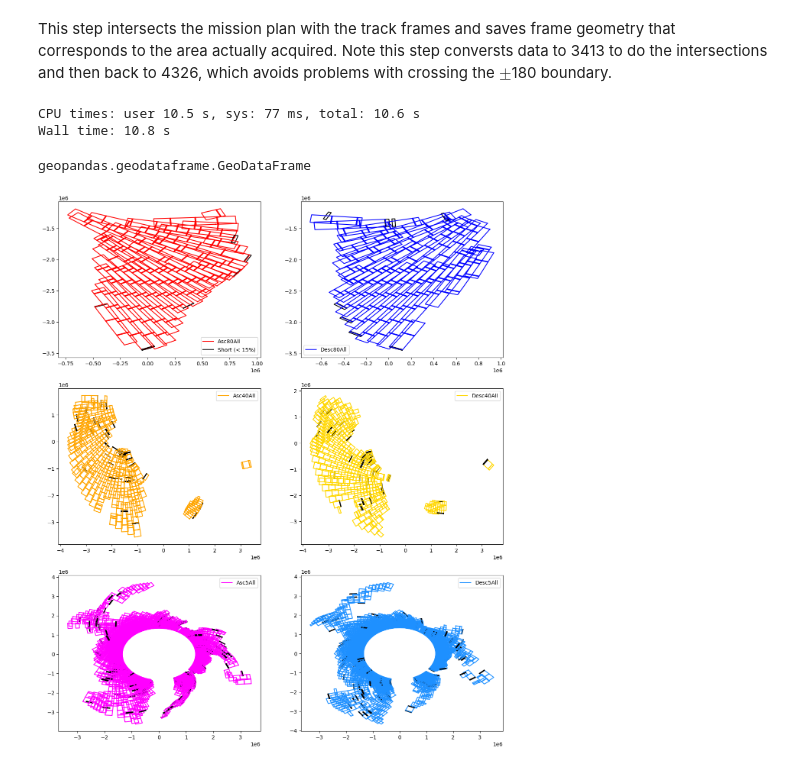
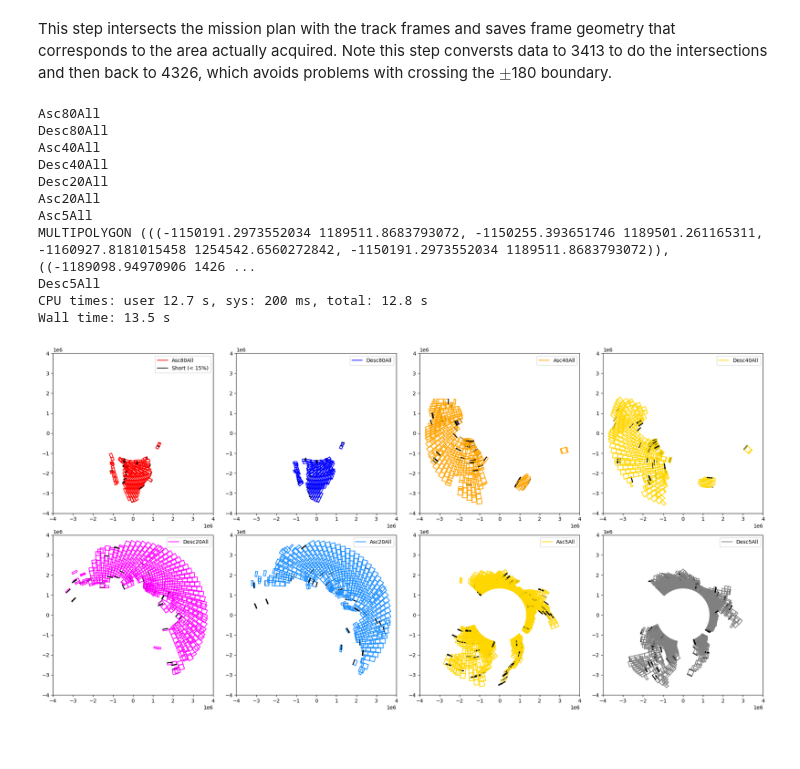
Before and after one commit to fastice/nisarPlanToFrames, a Jupyter notebook: ArcticFrames.ipynb, the cells around one changed output. Saved outputs shown, nothing was run; the diff lists cells and outputs as text; code cells hidden in the pictures; blank space fills up the shorter version.

Commit message:
added global and cryoframe counts

```diff
--- a/ArcticFrames.ipynb
+++ b/ArcticFrames.ipynb
@@ -117,6 +119,12 @@ def intersectFrameAndSwath(swath, frame):
     Take a swath row from the acquisition plan and a frame row from the track frame data base
     and find the intersection. Return an updated from with the geometry for just the area acquired
     '''
+    # intersections are not perfect and lead to biases in the estimated area, these values force full frame coverage to 1
+    biases = {80: 0.48256000000000004,
+              40: 0.961515,
+              5: 0.9600569999999999,
+             20: 0.9600569999999999}# There are no 20s and this is just a guess
+
     oldGeometry = frame['geometry']
     newGeometry = swath['geometry'].intersection(oldGeometry)
     if newGeometry.geom_type == 'MultiPolygon':
@@ -125,8 +133,8 @@ def intersectFrameAndSwath(swath, frame):
             return None
     frame['geometry'] = newGeometry
     areaCoverage = newGeometry.area/oldGeometry.area
-    if swath['bandwidth'] == 80:
-        areaCoverage /= 0.469
+
+    areaCoverage /= biases[ swath['bandwidth']]
     frame['coverage'] = areaCoverage
     frame['mode'] = swath['mode']
     return frame
@@ -135,2 +145,5 @@ def intersectFrameAndSwath(swath, frame):
+# %%
+def trackToSwath(track):
+    return (track +97) % 173
 # %% [markdown]
 Convert kmz to kml.
@@ -190,8 +196,8 @@ observations/MPREFOBS349_qvis_cycle019_230509.kml
 # %% [markdown]
 Read track frame data base and fix frames that straddle $\pm$180.
 # %%
-TF = gpd.read_file('track-frame/MPREFOBS349_qvis_cycle019.gpkg', bbox=bbox)
-TFall = gpd.read_file('track-frame/MPREFOBS349_qvis_cycle019.gpkg')
+TF = gpd.read_file('NISAR_TrackFrame_L_20240530.gpkg', bbox=bbox)
+TFall = gpd.read_file('NISAR_TrackFrame_L_20240530.gpkg')
 TF['geometry'] = TF['geometry'].apply(mergePoly)
 # %% [markdown]
 # Intersect Mission Plan with Track Frame
@@ -200,63 +206,80 @@ This step intersects the mission plan with the track frames and saves frame geom
 Note this step conversts data to 3413 to do the intersections and then back to 4326, which avoids problems with crossing the $\pm$180 boundary.
 # %%
 %%time
-i=0
-fig, axes = plt.subplots(3, 2, figsize=(15, 18))
-modeNames = ['Asc80All', 'Desc80All', 'Asc40All', 'Desc40All', 'Asc5All', 'Desc5All']
-colors = ['r', 'b', 'orange', 'gold', 'magenta', 'dodgerblue']
+i = 0
+fig, axes = plt.subplots(2, 4, figsize=(20, 10))
+modeNames = ['Asc80All', 'Desc80All', 'Asc40All', 'Desc40All', 'Desc20All','Asc20All', 'Asc5All', 'Desc5All']
+colors = ['r', 'b', 'orange', 'gold', 'magenta', 'dodgerblue', 'gold', 'gray']
 modes = dict(zip(modeNames, [{'color': color, 'used': False} for color in colors]))
-counts =  dict(zip(modeNames,[0, 0, 0, 0, 0,0]))
-countsFraction = dict(zip(modeNames,[0, 0, 0, 0, 0,0]))
+counts =  dict(zip(modeNames,[0, 0, 0, 0, 0,0, 0, 0]))
+countsFraction = dict(zip(modeNames,[0, 0, 0, 0, 0,0, 0, 0]))
 axesByMode = dict(zip(modeNames, axes.flatten()))
-
 blackUsed = False
+framed = {}
 for mode in modes:
+    print(mode)
     swaths = dfs[mode]
+    #print(len(swaths))
     correctedFrames = []
     for track in range(1, 174):
+        # get al TF DB frames for traack
         TFTrack = TF[TF['track'] == track].to_crs(epsg=3413)
-        swathsTrack = swaths[swaths['track'] == track].to_crs(epsg=3413)
-        #
+        # get all swaths that correspond to that track
+        swathsTrack = swaths[swaths['track'] == trackToSwath(track)].to_crs(epsg=3413)
+        #print(len(swathsTrack))
+        # Loop on swath
         for swath in swathsTrack.iterrows():
             # Get the frames that intersect the swath
             frames = TFTrack[TFTrack.intersects(swath[1]['geometry'])]
             # Intersect swath with frames
             for frame in frames.iterrows():
-                #print(swath)
                 correctedFrame = intersectFrameAndSwath(swath[1], frame[1])
                 i +=1
                 if correctedFrame is not None:
                     correctedFrames.append(correctedFrame)
+        #print(len(correctedFrames))
     framedPlan = gpd.GeoDataFrame(pd.concat(correctedFrames, axis=1).transpose(), crs="EPSG:3413").to_crs(epsg=4236)
     framedPlan.reset_index(drop=True, inplace=True)
     framedPlan.to_file(f'Arctic/{mode}.{cycle:03d}.Framed.gpkg')
+    framed[mode] = framedPlan
 #X = framedPlan.to_crs(epsg=3413)
     for row in framedPlan.to_crs(epsg=3413).iterrows():
         #print(row)
         label = None
         ax = axesByMode[mode]
         counts[mode] += 1
         countsFraction[mode] += row[1]['coverage']
 
         if row[1]['coverage'] < 0.15:
             if not blackUsed:
                 label = 'Short (< 15%)'
                 blackUsed = True
             ax.plot(*row[1]['geometry'].exterior.xy, color='k', label=label)
         else:
             if not modes[mode]['used']:
                 label = mode
                 modes[mode]['used'] = True
             ax.plot(*row[1]['geometry'].exterior.xy, color=modes[mode]['color'], label=label)
 
 for ax in axes.flatten():
     ax.legend()
-type(framedPlan)
+    ax.set_xlim(-4.e6, 4.e6)
+    ax.set_ylim(-4.e6, 4.e6)
+    ax.set_aspect('equal')
+fig.tight_layout()
 # %% [output]
-CPU times: user 10.5 s, sys: 77 ms, total: 10.6 s
-Wall time: 10.8 s
+Asc80All
+Desc80All
+Asc40All
+Desc40All
+Desc20All
+Asc20All
+Asc5All
+MULTIPOLYGON (((-1150191.2973552034 1189511.8683793072, -1150255.393651746 1189501.261165311, -1160927.8181015458 1254542.6560272842, -1150191.2973552034 1189511.8683793072)), ((-1189098.94970906 1426 ...
+Desc5All
+CPU times: user 12.7 s, sys: 200 ms, total: 12.8 s
+Wall time: 13.5 s
-geopandas.geodataframe.GeoDataFrame
-[figure, old version]
+[figure, new version]
 # %%
 counts['landIce'] = np.sum([counts[x] for x in ['Asc80All', 'Desc80All']])
 pd.DataFrame(counts.items(), columns=['Mode', 'Numnber of Frames'])
```
Also changed, not shown: parts of 11 cells of this notebook, 39 other files.
